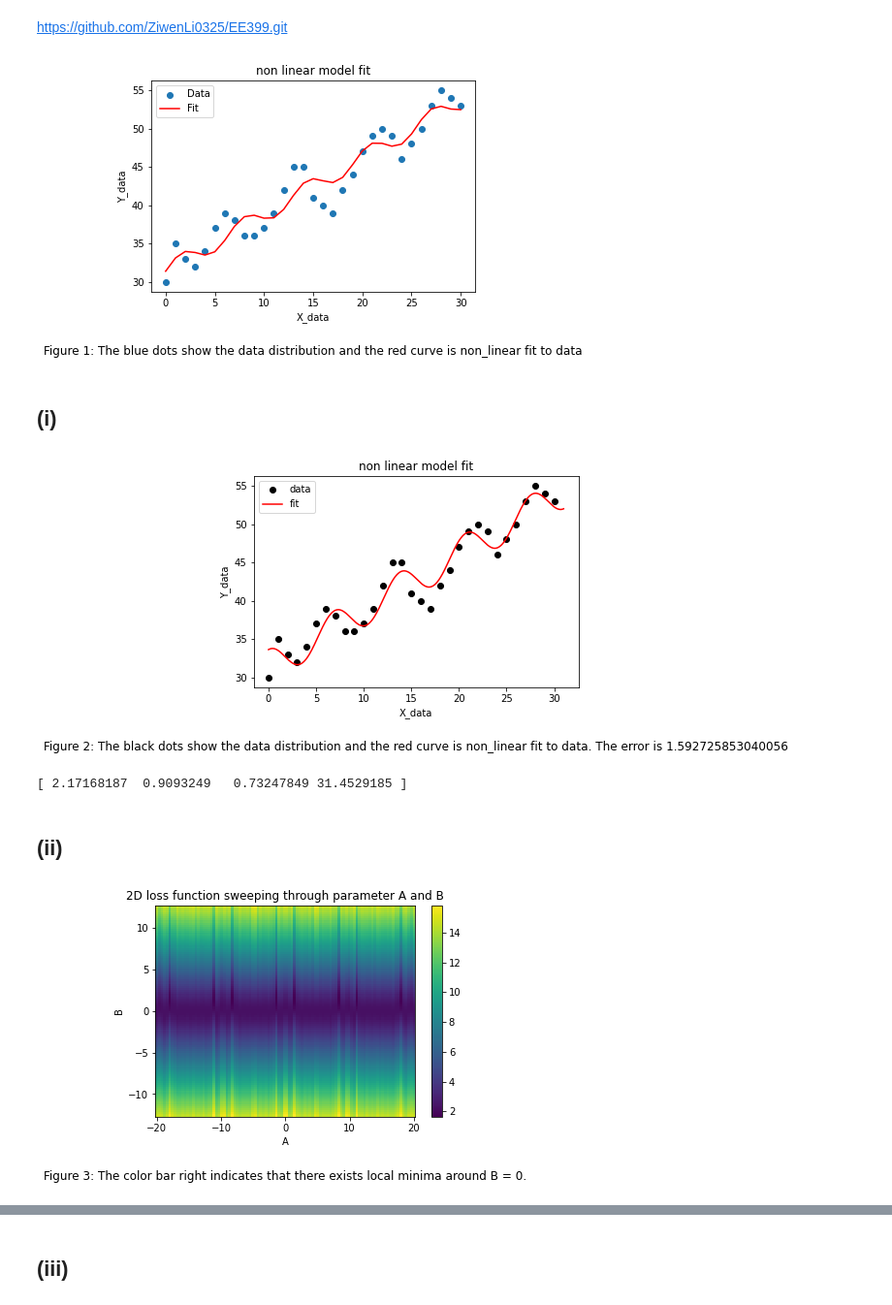
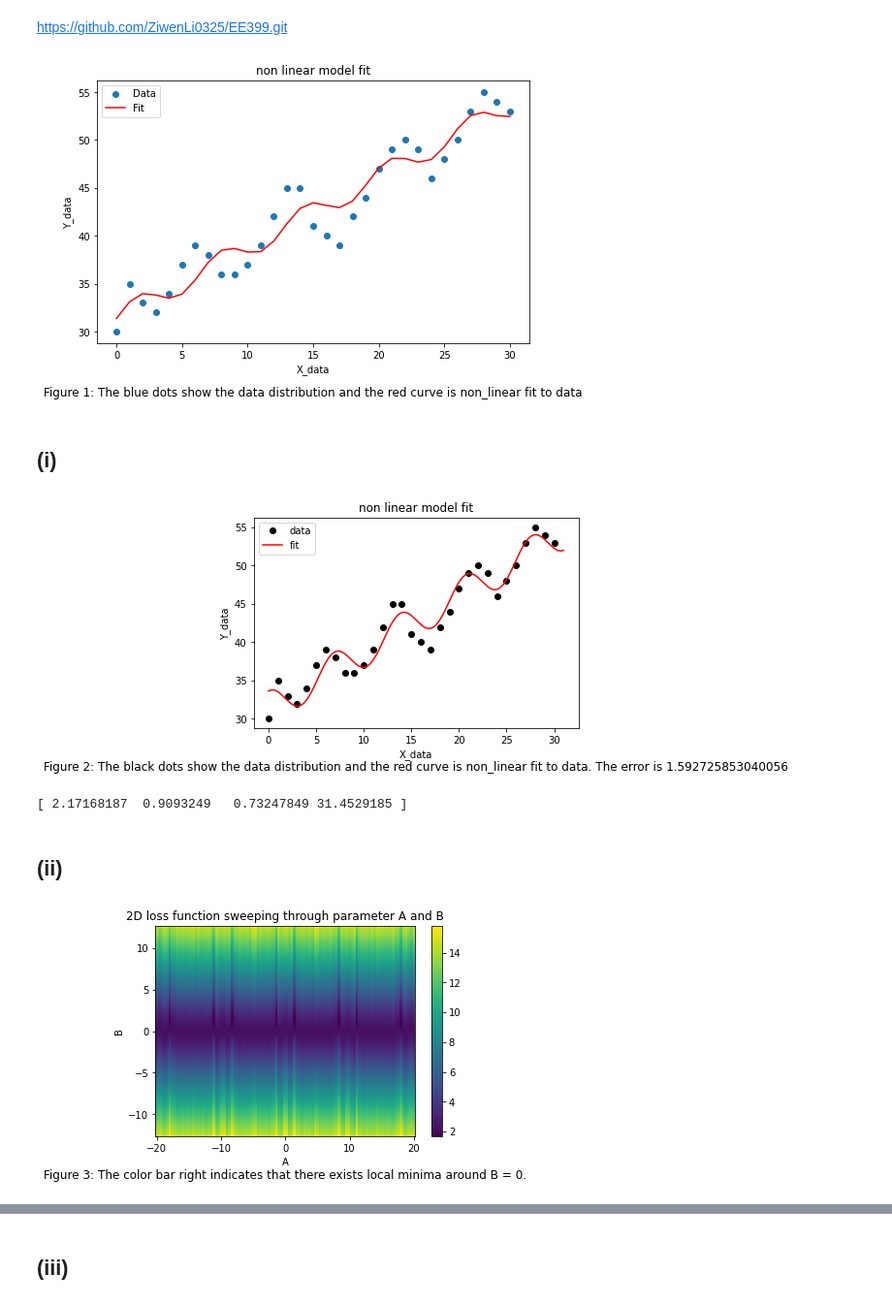
Before and after one commit to ZiwenLi0325/EE399, a Jupyter notebook: hw1/hw1.ipynb, the cells around one changed output, grey strips where cells are left out. Shown at 97% size. Saved outputs shown, nothing was run; the diff lists cells and outputs as text; code cells hidden in the pictures.

```diff
--- a/hw1/hw1.ipynb
+++ b/hw1/hw1.ipynb
@@ -11,31 +11,34 @@ from scipy.optimize import curve_fit
 # %%
 #examaple from ChatGPT generated code, fit nonlinear model without explicitly showing the least-square
 X=np.arange(0,31)
 Y=np.array([30, 35, 33, 32, 34, 37, 39, 38, 36, 36, 37, 39, 42, 45, 45, 41,
 40, 39, 42, 44, 47, 49, 50, 49, 46, 48, 50, 53, 55, 54, 53])
 
 # Define the nonlinear model
 def nonlinear_model(x, A, B, C, D):
     return A * np.sin(B * x) + C*x + D
 
 
 # Fit the model to the data
 popt, pcov = curve_fit(nonlinear_model, X, Y)
 
 # Extract the parameters
 a_fit, b_fit, c_fit, d_fit = popt
 
 # Plot the data and the fitted curve
+
 plt.scatter(X, Y, label='Data')
 plt.plot(X, nonlinear_model(X, a_fit, b_fit, c_fit, d_fit), 'r-', label='Fit')
 plt.legend()
 plt.title("non linear model fit")
 plt.xlabel("X_data")
 plt.ylabel("Y_data")
-plt.text(0.5, -0.3, 'Figure 1: The blue dots show the data distribution and the red curve is non_linear fit to data', ha='center', fontsize=12, transform=plt.gca().transAxes)
+plt.text(0.5, -0.2, 'Figure 1: The blue dots show the data distribution and the red curve is non_linear fit to data', ha='center', fontsize=12, transform=plt.gca().transAxes)
+plt.gcf().set_size_inches(8, 5)
+plt.savefig("figure1.SVG")
 plt.show()
 # %% [output]
-[figure, old version]
+[figure, new version]
 # %% [markdown]
 ## (i)
 # %%
@@ -57,12 +60,12 @@ plt.legend(['data','fit'])
 plt.xlabel("X_data")
 plt.ylabel("Y_data")
 plt.title("non linear model fit")
-plt.text(0.5, -0.3, 'Figure 2: The black dots show the data distribution and the red curve is non_linear fit to data. The error is ' + str(res.fun), ha='center', fontsize=12, transform=plt.gca().transAxes)
+plt.text(0.5, -0.2, 'Figure 2: The black dots show the data distribution and the red curve is non_linear fit to data. The error is ' + str(res.fun), ha='center', fontsize=12, transform=plt.gca().transAxes)
 plt.savefig("figure2.png")
 plt.show()
 print(c)
 # %% [output]
-[figure, old version]
+[figure, new version]
 [ 2.17168187  0.9093249   0.73247849 31.4529185 ]
 # %% [markdown]
 ## (ii)
@@ -91,12 +94,12 @@ plt.xlabel("A")
 plt.ylabel("B")
 plt.colorbar()
 plt.title("2D loss function sweeping through parameter A and B")
-plt.text(0.5, -0.3, 'Figure 3: The color bar right indicates that there exists local minima around B = 0.', ha='center', fontsize=12, transform=plt.gca().transAxes)
+plt.text(0.5, -0.2, 'Figure 3: The color bar right indicates that there exists local minima around B = 0.', ha='center', fontsize=12, transform=plt.gca().transAxes)
 
 plt.savefig("figure3.png")
 plt.show()
 # %% [output]
-[figure, old version]
+[figure, new version]
 # %%
 #sweeping through A and C, fix B and D
 AA_range, CC_range = np.meshgrid(A_range, C_range, indexing='xy')
```
Also changed, not shown: parts of 11 cells of this notebook, 15 other files.
